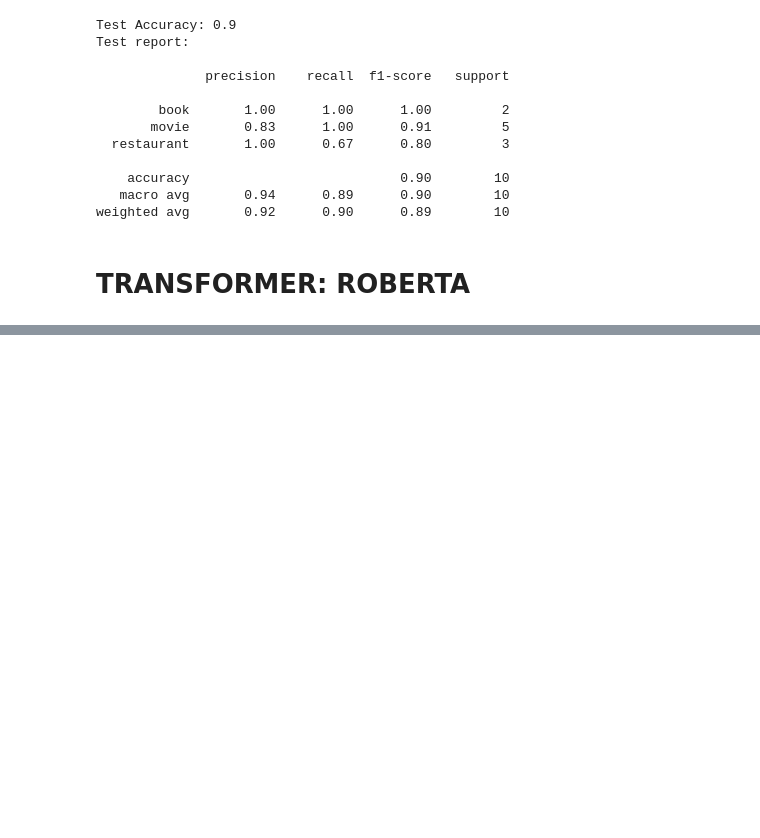
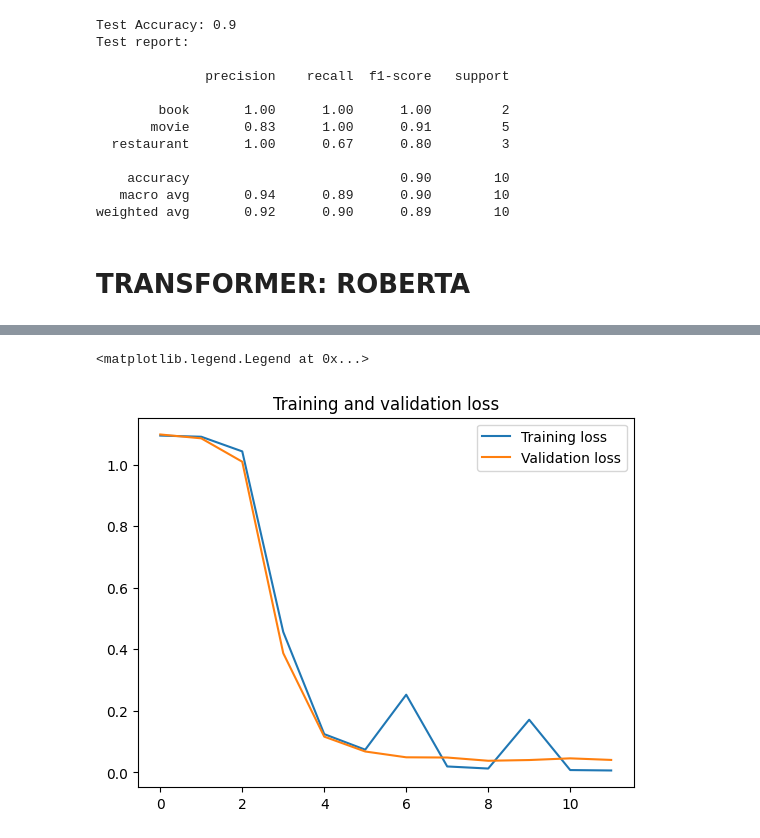
Before and after one commit to iremddemir/text-mining-project, a Jupyter notebook: Topic.ipynb, the cells around one changed output, grey strips where cells are left out. Drawn from its saved outputs; the diff is of its cells as text; code cells hidden in the pictures; blank space fills up the shorter version.

Commit message:
Colaboratory kullanılarak oluşturuldu

```diff
--- a/Topic.ipynb
+++ b/Topic.ipynb
@@ -10,4 +17,4 @@ from sklearn.metrics import classification_report, accuracy_score
 # %%
-df = pd.read_csv('data/original/total.csv', sep=",", error_bad_lines=False, encoding= "unicode_escape")
-test_data = pd.read_csv('data/test/sentiment-topic-final-test.tsv', sep='\t', encoding='utf-8')
+df = pd.read_csv('/content/drive/MyDrive/data_tm/text-mining-project/data/original/total.csv', sep=",", error_bad_lines=False, encoding= "unicode_escape")
+test_df = pd.read_csv('/content/drive/MyDrive/data_tm/text-mining-project/data/test/sentiment-topic-final-test.tsv', sep='\t', encoding='utf-8')
 # %% [output]
@@ -103,7 +120,5 @@ train, dev = train_test_split(df, test_size=0.1, random_state=1,
                                stratify=df[['topic']])
 # %%
-# define transformer based topic classifier for 3 topics
-from simpletransformers.classification import ClassificationModel, ClassificationArgs
 model_args = ClassificationArgs()
 
 model_args.overwrite_output_dir=True # overwrite existing saved models in the same directory
@@ -113,7 +128,7 @@ model_args.evaluate_during_training=True # to perform evaluation while training
 model_args.num_train_epochs=10 # number of epochs
 model_args.train_batch_size=32 # batch size
 model_args.learning_rate=4e-6 # learning rate
-model_args.max_seq_length=256 # maximum sequence length
+model_args.max_seq_length=128 # maximum sequence length
 # Note! Increasing max_seq_len may provide better performance, but training time will increase.
 # For educational purposes, we set max_seq_len to 256.
 
@@ -124,19 +139,12 @@ model_args.early_stopping_metric='eval_loss'
 model_args.early_stopping_metric_minimize=True
 model_args.early_stopping_patience=2
 model_args.evaluate_during_training_steps=32 # how often you want to run validation in terms of training steps (or batches)
+# %%
+model_args.use_multiprocessing=False
+model_args.use_multiprocessing_for_evaluation=False
 # %%
-# Create a ClassificationModel
-model = ClassificationModel('bert', 'bert-base-uncased', num_labels=3, args=model_args, use_cuda=False)
-
-# Fine-tune the model
-model.train_model(train)
-
-# Evaluate the model
-result, model_outputs, wrong_predictions = model.eval_model(dev)
-
-# print the results
-print(result)
-
-# classification report
-print(classification_report(dev['topic'], model_outputs.argmax(axis=1)))
+# set use_cuda = True when running on colab
+model = ClassificationModel('roberta', 'roberta-base', num_labels=3, args=model_args, use_cuda=True)
+# fine tuning on our dataset
+_ , history = model.train_model(train, eval_df=dev)
 # %% [output]
@@ -144,0 +156,13 @@ Error:
+# %%
+import matplotlib.pyplot as plt
+import seaborn as sn
+# Training and evaluation loss
+train_loss = history['train_loss']
+eval_loss = history['eval_loss']
+plt.plot(train_loss, label='Training loss')
+plt.plot(eval_loss, label='Validation loss')
+plt.title('Training and validation loss')
+plt.legend()
+# %% [output]
+<matplotlib.legend.Legend at 0x...>
+[figure, added]
```
Also changed, not shown: parts of 8 cells of this notebook.
